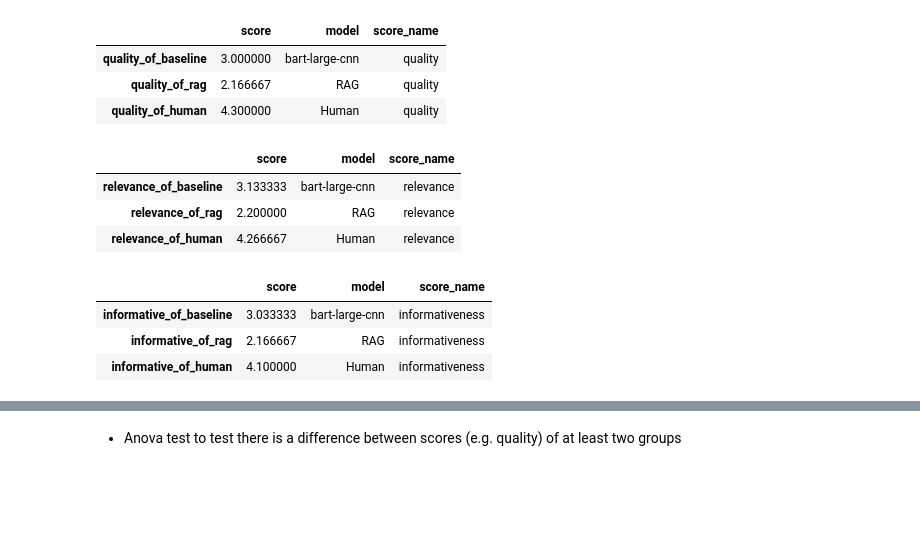
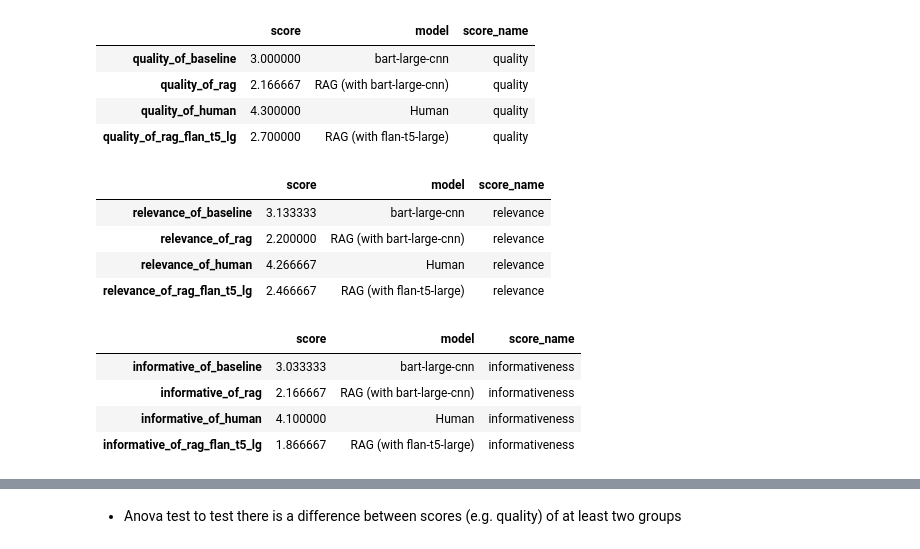
Before and after one commit to sokkerstar123/Capstone, a Jupyter notebook: evaluation.ipynb, the cells around one changed output, grey strips where cells are left out. Cells and saved outputs as stored; diff of their text form; code cells hidden in the pictures; blank space fills up the shorter version.

Commit message:
added scores for flan_t5_lg

```diff
--- a/evaluation.ipynb
+++ b/evaluation.ipynb
@@ -4,6 +4,7 @@ import numpy as np
 import altair as alt
 from scipy.stats import f_oneway, bootstrap
 import matplotlib as plt
+pd.set_option('display.max_columns', None)
 # %%
 df = pd.read_csv('human_evaluation_sample - human_evaluation_sample.csv')
 # %%
@@ -18,40 +19,56 @@ df.head()
 # %%
-mdlNameDic = {'baseline':'bart-large-cnn'
-              ,'rag':'RAG'
-              ,'human':'Human'}
+# mdlNameDic = {'baseline':'bart-large-cnn'
+#               ,'rag':'RAG (with bart-large-cnn)'
+#               ,'rag_flan_t5_lg' : 'RAG (with flan-t5-large)'
+#               ,'human':'Human'}
+
+mdlNameDic = {
+                'quality_of_baseline':'bart-large-cnn'
+              , 'quality_of_rag':'RAG (with bart-large-cnn)'
+              , 'quality_of_human':'Human'
+              ,'quality_of_rag_flan_t5_lg':'RAG (with flan-t5-large)'
+              ,'relevance_of_baseline':'bart-large-cnn'
+              , 'relevance_of_rag':'RAG (with bart-large-cnn)'
+              , 'relevance_of_human':'Human'
+              ,'relevance_of_rag_flan_t5_lg':'RAG (with flan-t5-large)'
+              ,'informative_of_baseline':'bart-large-cnn'
+              , 'informative_of_rag':'RAG (with bart-large-cnn)'
+              , 'informative_of_human':'Human'
+              , 'informative_of_rag_flan_t5_lg':'RAG (with flan-t5-large)'
+              }
 # %%
-quality = pd.DataFrame(df[['quality_of_baseline', 'quality_of_rag', 'quality_of_human']].mean(), columns=['score'])
-quality['model'] = quality.index.to_series().apply(lambda x: mdlNameDic[x.split('_')[-1]])
+quality = pd.DataFrame(df[['quality_of_baseline', 'quality_of_rag', 'quality_of_human','quality_of_rag_flan_t5_lg']].mean(), columns=['score'])
+quality['model'] = quality.index.to_series().apply(lambda x: mdlNameDic[x])
 quality['score_name'] = 'quality'
 
-quality
+relevance = pd.DataFrame(df[['relevance_of_baseline', 'relevance_of_rag', 'relevance_of_human','relevance_of_rag_flan_t5_lg']].mean(), columns=['score'])
+relevance['model'] = relevance.index.to_series().apply(lambda x:  mdlNameDic[x])
+relevance['score_name'] = 'relevance'
+
+informative = pd.DataFrame(df[['informative_of_baseline', 'informative_of_rag', 'informative_of_human', 'informative_of_rag_flan_t5_lg']].mean(), columns=['score'])
+informative['model'] = informative.index.to_series().apply(lambda x:  mdlNameDic[x])
+informative['score_name'] = 'informativeness'
+
+
+display(quality)
+display(relevance)
+display(informative)
 # %% [output]
 |  | score | model | score_name |
 | quality_of_baseline | 3.000000 | bart-large-cnn | quality |
-| quality_of_rag | 2.166667 | RAG | quality |
+| quality_of_rag | 2.166667 | RAG (with bart-large-cnn) | quality |
 | quality_of_human | 4.300000 | Human | quality |
+| quality_of_rag_flan_t5_lg | 2.700000 | RAG (with flan-t5-large) | quality |
+|  | score | model | score_name |
+| relevance_of_baseline | 3.133333 | bart-large-cnn | relevance |
+| relevance_of_rag | 2.200000 | RAG (with bart-large-cnn) | relevance |
+| relevance_of_human | 4.266667 | Human | relevance |
+| relevance_of_rag_flan_t5_lg | 2.466667 | RAG (with flan-t5-large) | relevance |
+|  | score | model | score_name |
+| informative_of_baseline | 3.033333 | bart-large-cnn | informativeness |
+| informative_of_rag | 2.166667 | RAG (with bart-large-cnn) | informativeness |
+| informative_of_human | 4.100000 | Human | informativeness |
+| informative_of_rag_flan_t5_lg | 1.866667 | RAG (with flan-t5-large) | informativeness |
-# %%
-relevance = pd.DataFrame(df[['relevance_of_baseline', 'relevance_of_rag', 'relevance_of_human']].mean(), columns=['score'])
-relevance['model'] = relevance.index.to_series().apply(lambda x:  mdlNameDic[x.split('_')[-1]])
-relevance['score_name'] = 'relevance'
-
-relevance
-# %% [output]
-|  | score | model | score_name |
-| relevance_of_baseline | 3.133333 | bart-large-cnn | relevance |
-| relevance_of_rag | 2.200000 | RAG | relevance |
-| relevance_of_human | 4.266667 | Human | relevance |
-# %%
-informative = pd.DataFrame(df[['informative_of_baseline', 'informative_of_rag', 'informative_of_human']].mean(), columns=['score'])
-informative['model'] = informative.index.to_series().apply(lambda x:  mdlNameDic[x.split('_')[-1]])
-informative['score_name'] = 'informativeness'
-
-informative
-# %% [output]
-|  | score | model | score_name |
-| informative_of_baseline | 3.033333 | bart-large-cnn | informativeness |
-| informative_of_rag | 2.166667 | RAG | informativeness |
-| informative_of_human | 4.100000 | Human | informativeness |
 # %%
 scoreDf = pd.concat([quality, relevance, informative])
 scoreDf
```
Also changed, not shown: parts of 7 cells of this notebook.
